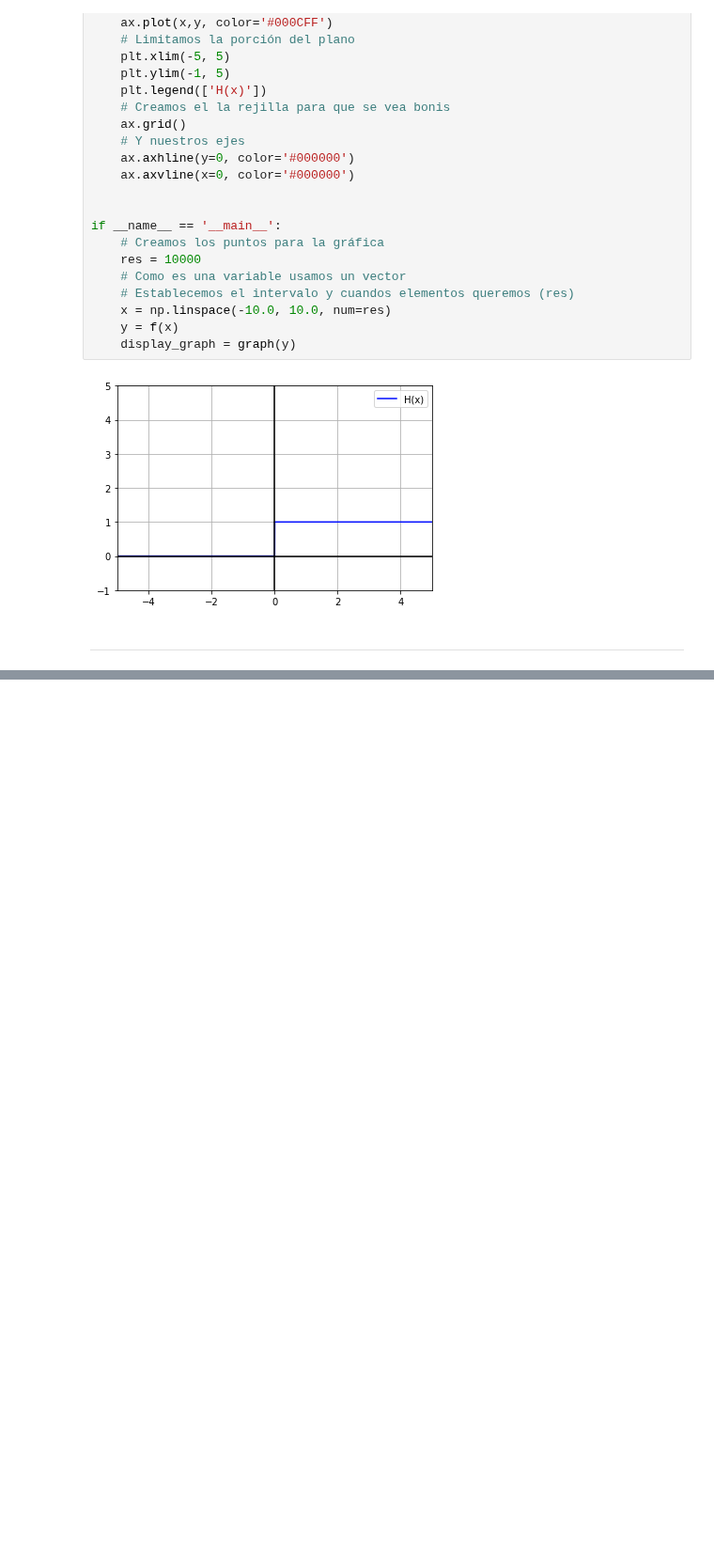
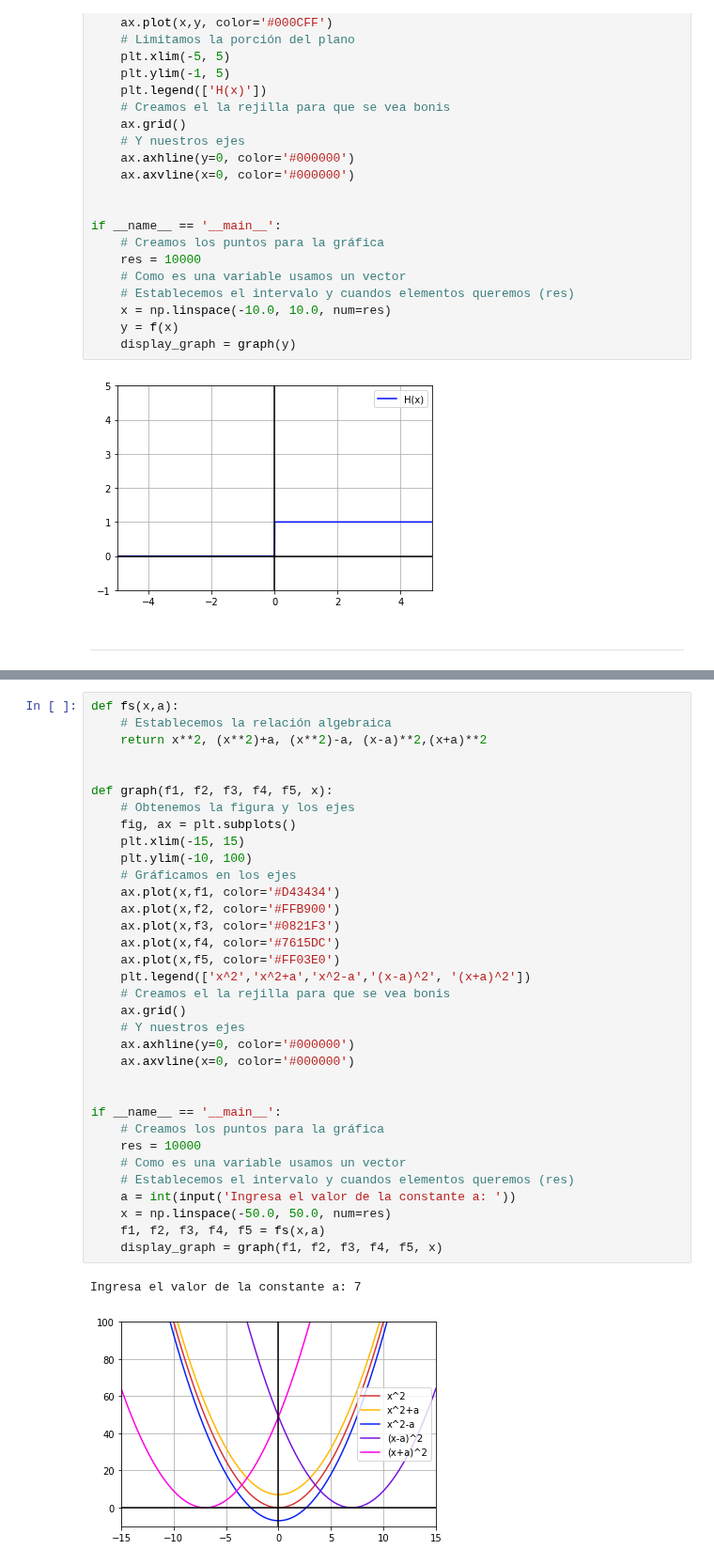
Before and after one commit to abdielgv162/Data-Science-Machine-Learning-Notes, a Jupyter notebook: Calculo/calculo.ipynb, the cells around one changed output, grey strips where cells are left out. Shown at 94% size. Drawn from its saved outputs; the diff is of its cells as text; blank space fills up the shorter version.

```diff
--- a/Calculo/calculo.ipynb
+++ b/Calculo/calculo.ipynb
@@ -447,0 +469,37 @@ if __name__ == '__main__':
+# %%
+def fs(x,a):
+    # Establecemos la relación algebraica
+    return x**2, (x**2)+a, (x**2)-a, (x-a)**2,(x+a)**2
+
+
+def graph(f1, f2, f3, f4, f5, x):
+    # Obtenemos la figura y los ejes
+    fig, ax = plt.subplots()
+    plt.xlim(-15, 15)
+    plt.ylim(-10, 100)
+    # Gráficamos en los ejes
+    ax.plot(x,f1, color='#D43434')
+    ax.plot(x,f2, color='#FFB900')
+    ax.plot(x,f3, color='#0821F3')
+    ax.plot(x,f4, color='#7615DC')
+    ax.plot(x,f5, color='#FF03E0')
+    plt.legend(['x^2','x^2+a','x^2-a','(x-a)^2', '(x+a)^2'])
+    # Creamos el la rejilla para que se vea bonis
+    ax.grid()
+    # Y nuestros ejes
+    ax.axhline(y=0, color='#000000')
+    ax.axvline(x=0, color='#000000')
+
+
+if __name__ == '__main__':
+    # Creamos los puntos para la gráfica
+    res = 10000
+    # Como es una variable usamos un vector
+    # Establecemos el intervalo y cuandos elementos queremos (res)
+    a = int(input('Ingresa el valor de la constante a: '))
+    x = np.linspace(-50.0, 50.0, num=res)
+    f1, f2, f3, f4, f5 = fs(x,a)
+    display_graph = graph(f1, f2, f3, f4, f5, x)
+# %% [output]
+Ingresa el valor de la constante a: 7
+[figure, added]
```
Also changed, not shown: parts of 4 cells of this notebook.
